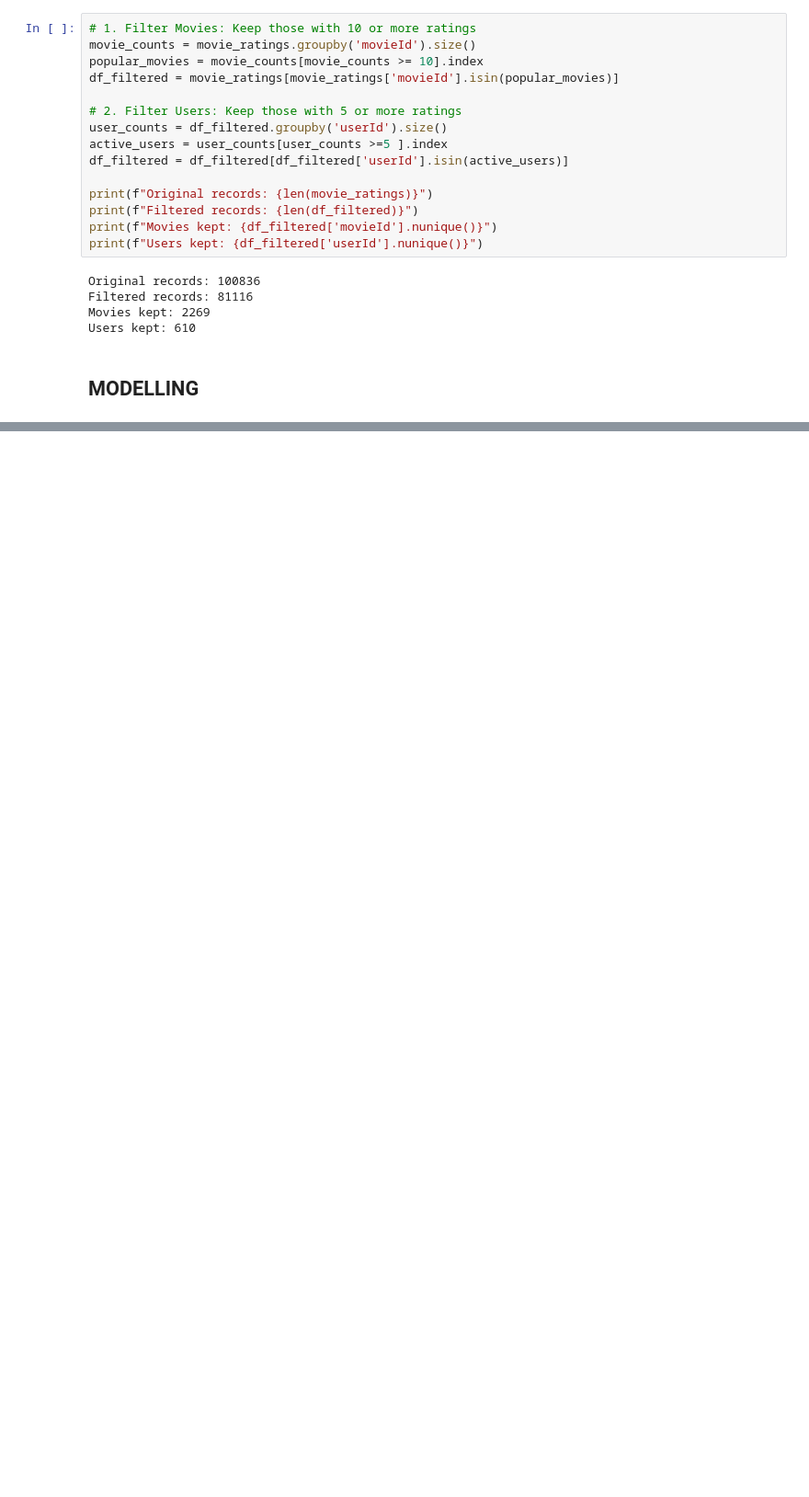
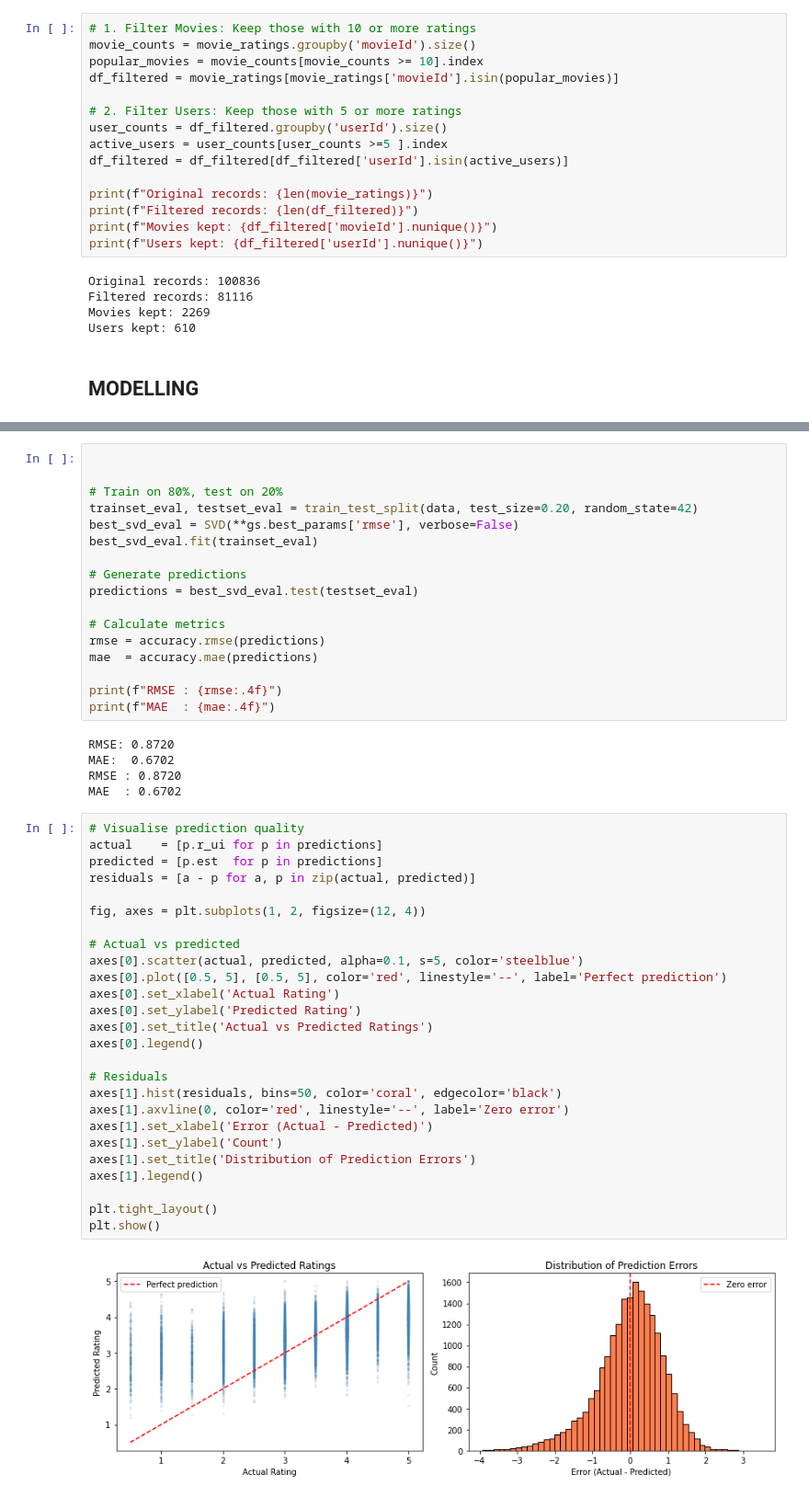
Before and after one commit to angelawachira-eng/GROUP_2-MOVIE_RECOMMENDATION_SYSTEM, a Jupyter notebook: Notebook/Recommendation_System_Project.ipynb, the cells around one changed output, grey strips where cells are left out. Shown at 92% size. Drawn from its saved outputs; the diff is of its cells as text; blank space fills up the shorter version.

```diff
--- a/Notebook/Recommendation_System_Project.ipynb
+++ b/Notebook/Recommendation_System_Project.ipynb
@@ -532,0 +652,50 @@ Users kept: 610
+# %%
+
+
+# Train on 80%, test on 20%
+trainset_eval, testset_eval = train_test_split(data, test_size=0.20, random_state=42)
+best_svd_eval = SVD(**gs.best_params['rmse'], verbose=False)
+best_svd_eval.fit(trainset_eval)
+
+# Generate predictions
+predictions = best_svd_eval.test(testset_eval)
+
+# Calculate metrics
+rmse = accuracy.rmse(predictions)
+mae  = accuracy.mae(predictions)
+
+print(f"RMSE : {rmse:.4f}")
+print(f"MAE  : {mae:.4f}")
+# %% [output]
+RMSE: 0.8720
+MAE:  0.6702
+RMSE : 0.8720
+MAE  : 0.6702
+# %%
+# Visualise prediction quality
+actual    = [p.r_ui for p in predictions]
+predicted = [p.est  for p in predictions]
+residuals = [a - p for a, p in zip(actual, predicted)]
+
+fig, axes = plt.subplots(1, 2, figsize=(12, 4))
+
+# Actual vs predicted
+axes[0].scatter(actual, predicted, alpha=0.1, s=5, color='steelblue')
+axes[0].plot([0.5, 5], [0.5, 5], color='red', linestyle='--', label='Perfect prediction')
+axes[0].set_xlabel('Actual Rating')
+axes[0].set_ylabel('Predicted Rating')
+axes[0].set_title('Actual vs Predicted Ratings')
+axes[0].legend()
+
+# Residuals
+axes[1].hist(residuals, bins=50, color='coral', edgecolor='black')
+axes[1].axvline(0, color='red', linestyle='--', label='Zero error')
+axes[1].set_xlabel('Error (Actual - Predicted)')
+axes[1].set_ylabel('Count')
+axes[1].set_title('Distribution of Prediction Errors')
+axes[1].legend()
+
+plt.tight_layout()
+plt.show()
+# %% [output]
+[figure, added]
```
Also changed, not shown: parts of 25 cells of this notebook.
